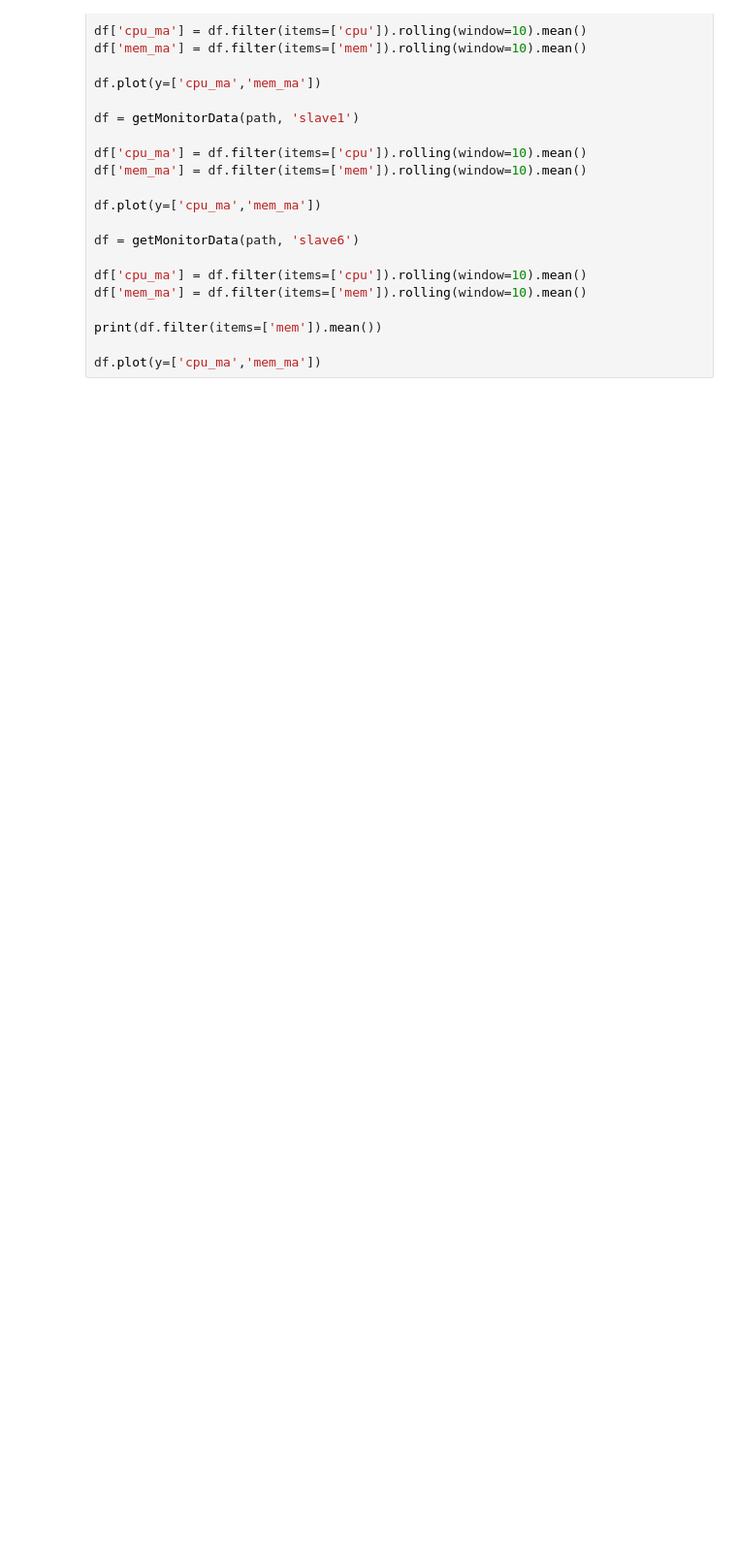
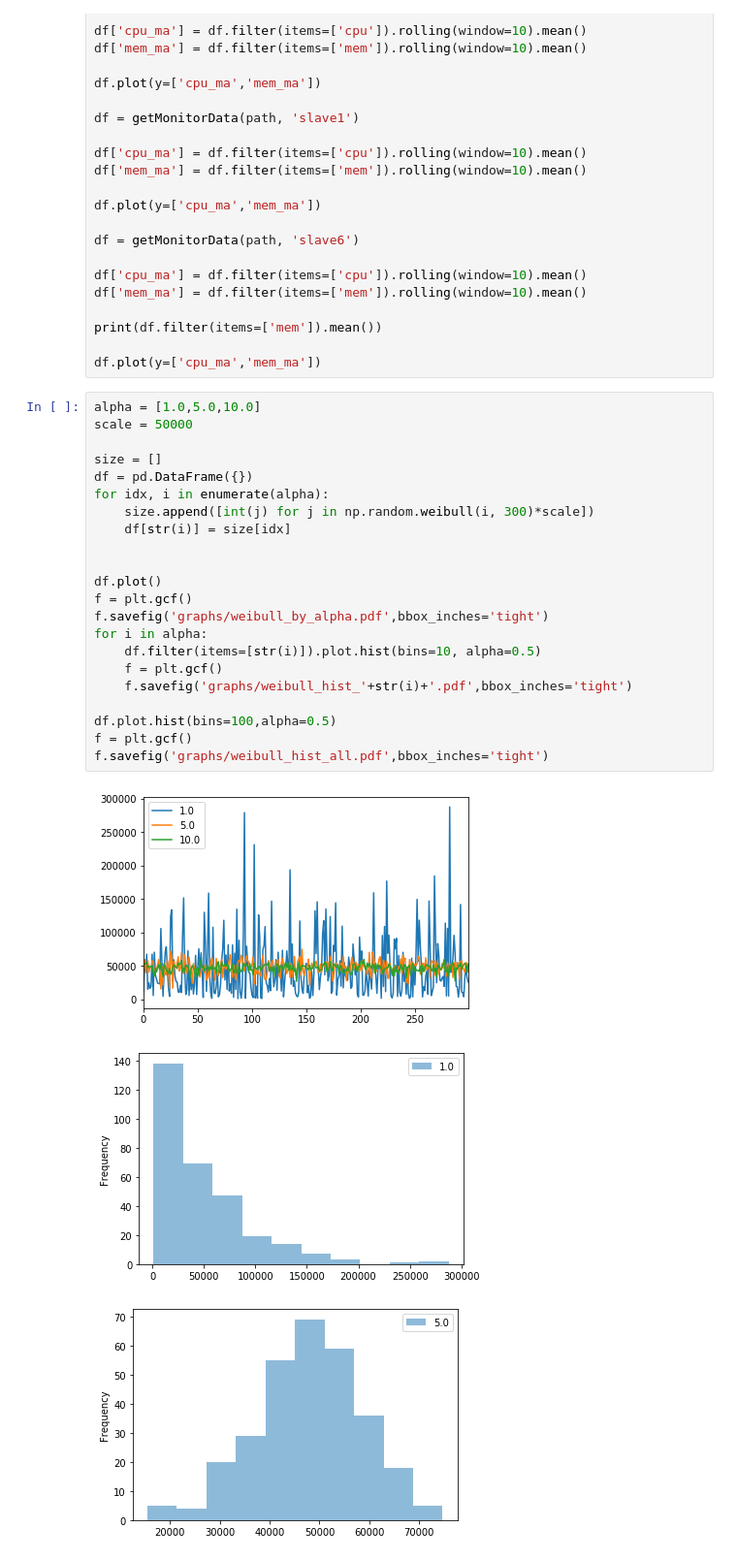
Before and after one commit to ronaldnoronha/SocketStreamingKMeansExperiment, a Jupyter notebook: analyseResults.ipynb, the cells around one changed output. Shown at 97% size. Drawn from its saved outputs; the diff is of its cells as text; blank space fills up the shorter version.

```diff
--- a/analyseResults.ipynb
+++ b/analyseResults.ipynb
@@ -441,3 +451,29 @@ df['mem_ma'] = df.filter(items=['mem']).rolling(window=10).mean()
 print(df.filter(items=['mem']).mean())
 
 df.plot(y=['cpu_ma','mem_ma'])
+# %%
+alpha = [1.0,5.0,10.0]
+scale = 50000
+
+size = []
+df = pd.DataFrame({})
+for idx, i in enumerate(alpha):
+    size.append([int(j) for j in np.random.weibull(i, 300)*scale])
+    df[str(i)] = size[idx]
+
+
+df.plot()
+f = plt.gcf()
+f.savefig('graphs/weibull_by_alpha.pdf',bbox_inches='tight')
+for i in alpha:
+    df.filter(items=[str(i)]).plot.hist(bins=10, alpha=0.5)
+    f = plt.gcf()
+    f.savefig('graphs/weibull_hist_'+str(i)+'.pdf',bbox_inches='tight')
+
+df.plot.hist(bins=100,alpha=0.5)
+f = plt.gcf()
+f.savefig('graphs/weibull_hist_all.pdf',bbox_inches='tight')
+# %% [output]
+[figure, added]
+[figure, added]
+[figure, added]
```
Also changed, not shown: parts of 7 cells of this notebook, 3 other files.
